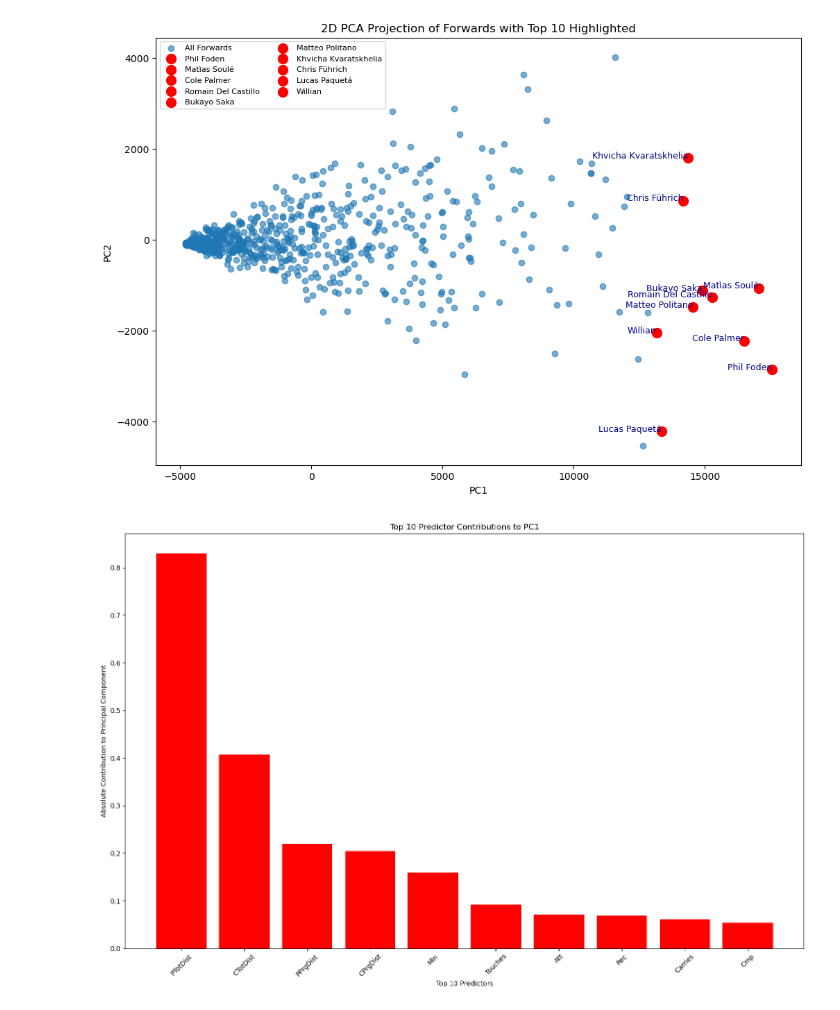
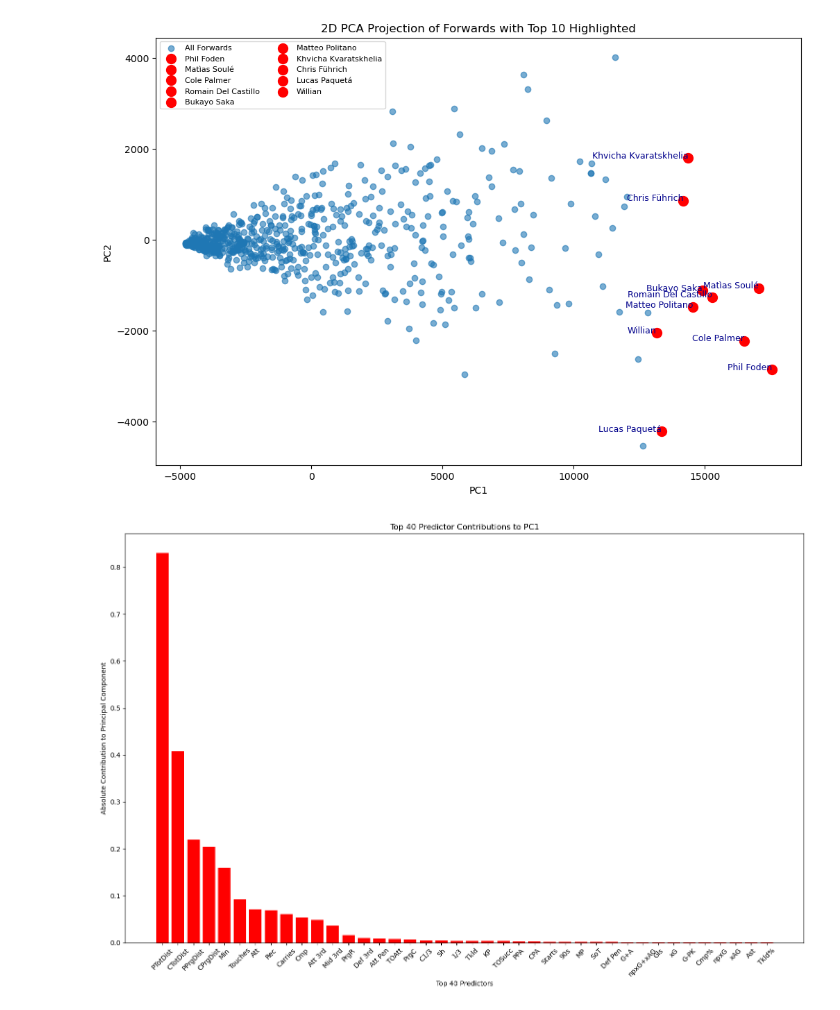
Before and after one commit to kezeani/109aproject, a Jupyter notebook: project.ipynb, the cells around one changed output. Drawn from its saved outputs; the diff is of its cells as text; code cells hidden in the pictures.

```diff
--- a/project.ipynb
+++ b/project.ipynb
@@ -731,19 +747,19 @@ plt.show()
 # %%
 fig, ax = plt.subplots(1, 1, figsize=(15, 10))
 pc_loadings = pca.components_[0]
 absolute_loadings = np.abs(pc_loadings)
 
-top_indices = np.argsort(absolute_loadings)[-10:][::-1]
+top_indices = np.argsort(absolute_loadings)[-40:][::-1]
 top_features = forward_nums.columns[top_indices]
 top_contributions = absolute_loadings[top_indices]
 ax.bar(top_features, top_contributions, color='red')
-ax.set_title('Top 10 Predictor Contributions to PC1')
+ax.set_title('Top 40 Predictor Contributions to PC1')
 ax.set_xticks(range(len(top_features)))
 ax.set_xticklabels(top_features, rotation=45)
-ax.set_xlabel('Top 10 Predictors')
+ax.set_xlabel('Top 40 Predictors')
 ax.set_ylabel('Absolute Contribution to Principal Component')
 
 plt.tight_layout()
 plt.show()
 # %% [output]
-[figure, old version]
+[figure, new version]
```
Also changed, not shown: parts of 27 cells of this notebook.
